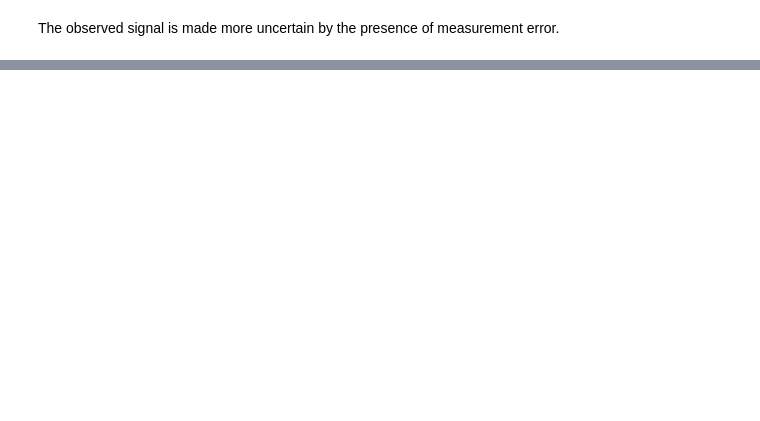
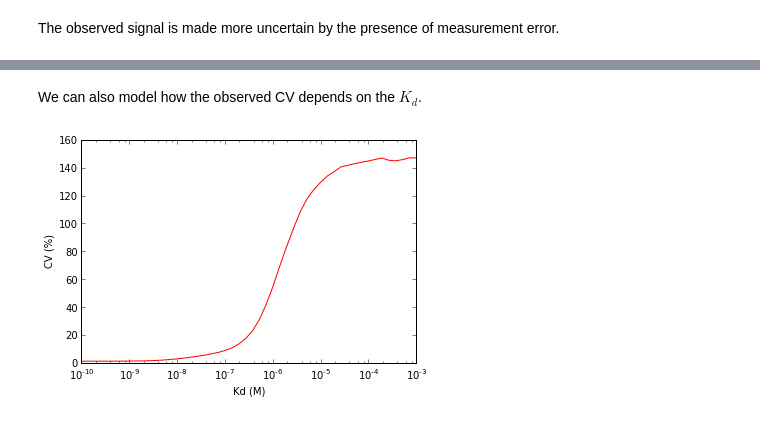
Before and after one commit to choderalab/cadd-grc-2013, a Jupyter notebook: notebooks/Simple plate reader experiment model.ipynb, the cells around one changed output, grey strips where cells are left out. Drawn from its saved outputs; the diff is of its cells as text; code cells hidden in the pictures; blank space fills up the shorter version.

```diff
--- a/notebooks/Simple plate reader experiment model.ipynb
+++ b/notebooks/Simple plate reader experiment model.ipynb
@@ -118,0 +121,32 @@ legend(['without measurement error', 'with measurement error'], 'upper left');
+# %% [markdown]
+We can also model how the observed CV depends on the $K_d$.
+# %%
+def estimate_cv(Kd):
+    # Generate data for independent experimental replicates.
+    nreplicates = 50000 # number of replicates
+    from numpy.random import standard_normal
+    V0_n = V0 + sigma0 * standard_normal([nreplicates]) # actual dispensed V0 volume
+    V1_n = V1 + sigma1 * standard_normal([nreplicates]) # actual dispensed V1 volume
+    V_n = V0_n + V1_n # total well volume
+    [C_L_n, C_M_n, C_ML_n] = simple_association(V0_n, C0, V1_n, C1, Kd) # ligand, macromolecule, and complex concentrations
+    boundfrac_n = C_ML_n / (C1*V1_n/V_n) # bound fraction of macromolecule
+    F_n = V_n*C_ML_n + sigmaF*standard_normal([nreplicates]) # fluorescence signal with noise
+    # Intensities cannot be zero.
+    F_n[F_n < 0] = 0
+    # Compute coefficient of variation.
+    CV = F_n.std() / F_n.mean()
+    return CV
+
+#Kd_n = numpy.array([1e-10, 1e-9, 1e-8, 1e-7, 1e-6, 1e-5, 1e-4, 1e-3]); # Kd_n[n] is dissociation constnat Kd for condition n
+Kd_n = logspace(-10, -3, num=50)
+CV_n = numpy.zeros(Kd_n.shape, numpy.float64) # CV_n[n] is coefficient of variation for Kd_n[n]
+for (n,Kd) in enumerate(Kd_n):
+    CV_n[n] = estimate_cv(Kd)
+
+# Plot Kd dependence of CV.
+clf();
+semilogx(Kd_n, 100*CV_n, 'r-');
+xlabel('Kd (M)');
+ylabel('CV (%)');
+# %% [output]
+[figure, added]
```
Also changed, not shown: parts of 5 cells of this notebook, 4 other files.
